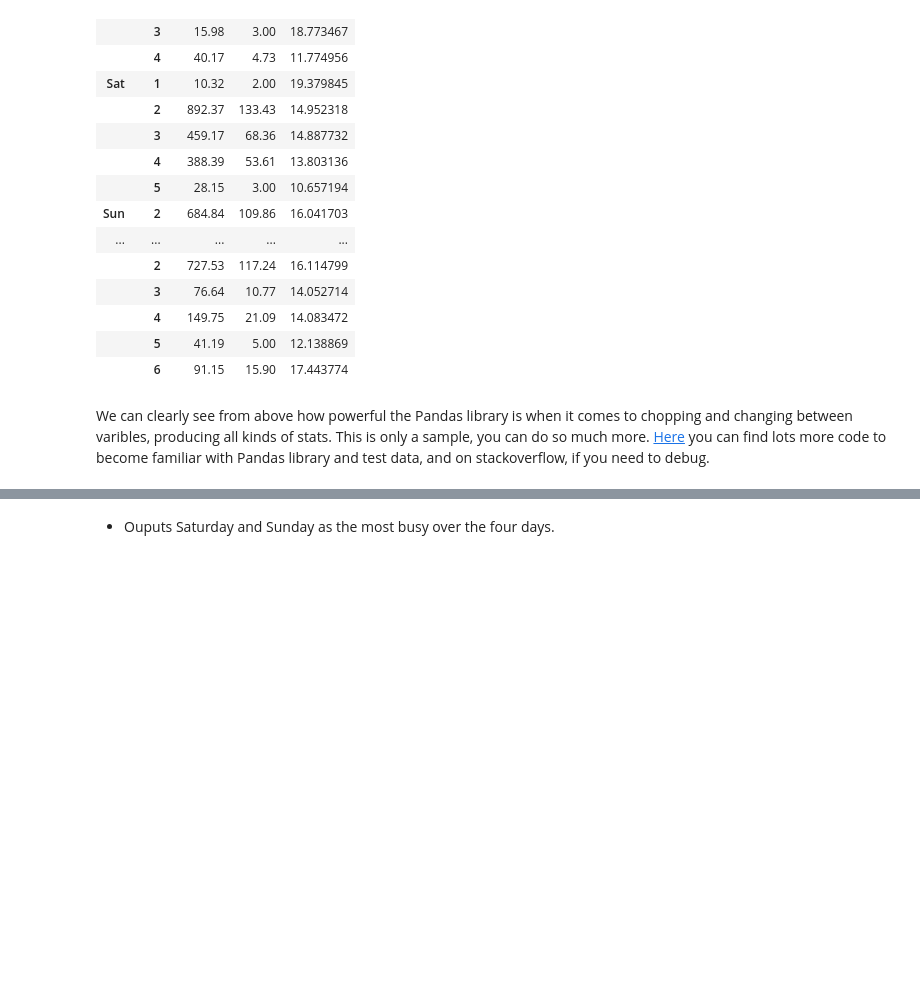
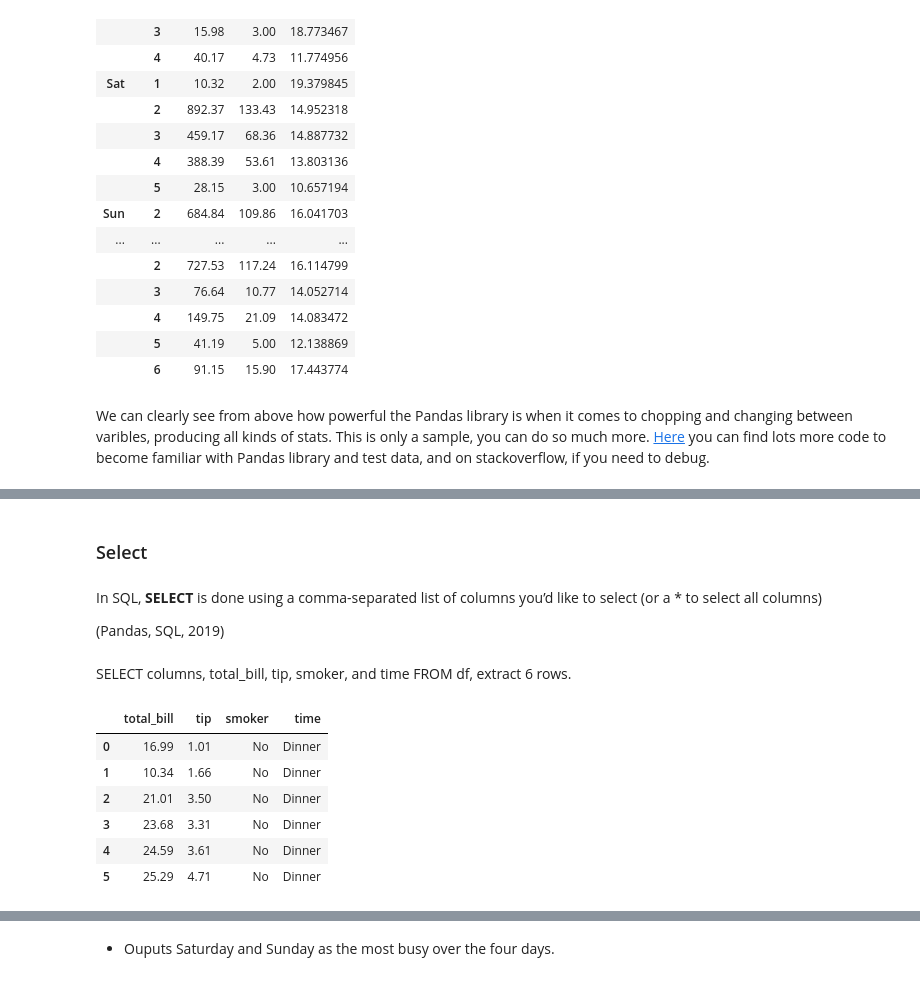
Before and after one commit to daithimarkham/Fund-Project-2019, a Jupyter notebook: The-Tips-Data-Set.ipynb, the cells around one changed output, grey strips where cells are left out. Saved outputs shown, nothing was run; the diff lists cells and outputs as text; code cells hidden in the pictures; blank space fills up the shorter version.

```diff
--- a/The-Tips-Data-Set.ipynb
+++ b/The-Tips-Data-Set.ipynb
@@ -433,0 +464,18 @@ We can clearly see from above how powerful the Pandas library is when it comes t
+# %% [markdown]
+### Select
+# %% [markdown]
+In SQL, **SELECT** is done using a comma-separated list of columns you’d like to select (or a * to select all columns)
+
+(Pandas, SQL, 2019)
+# %% [markdown]
+SELECT columns, total_bill, tip, smoker, and time FROM df, extract 6 rows.
+# %%
+df[['total_bill', 'tip', 'smoker', 'time']].head(6) # from df extract values from total bill, tip, smoker and time, first 6 rows.
+# %% [output]
+|  | total_bill | tip | smoker | time |
+| 0 | 16.99 | 1.01 | No | Dinner |
+| 1 | 10.34 | 1.66 | No | Dinner |
+| 2 | 21.01 | 3.50 | No | Dinner |
+| 3 | 23.68 | 3.31 | No | Dinner |
+| 4 | 24.59 | 3.61 | No | Dinner |
+| 5 | 25.29 | 4.71 | No | Dinner |
```
Also changed, not shown: parts of 43 cells of this notebook.
